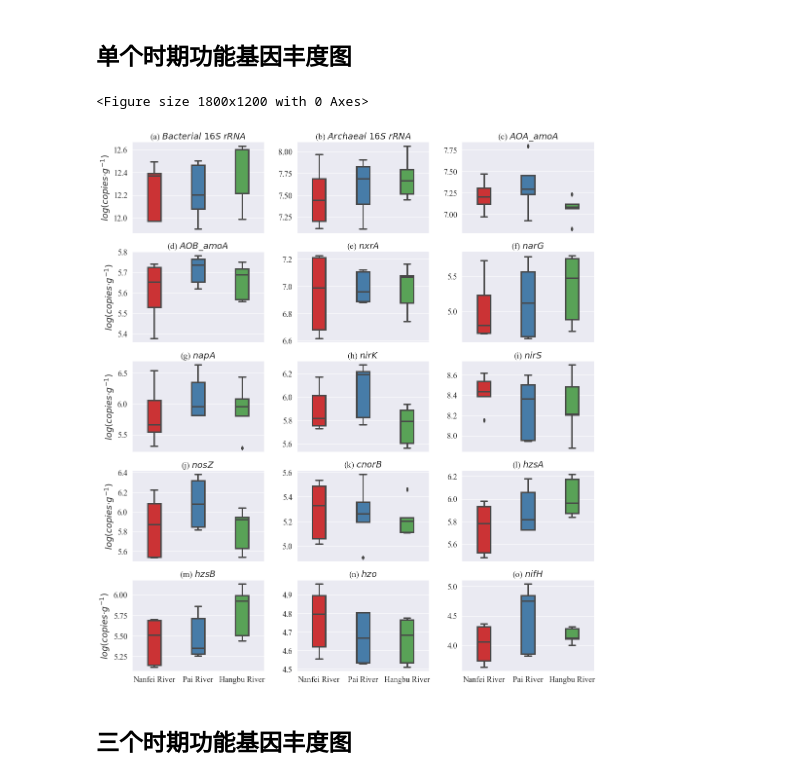
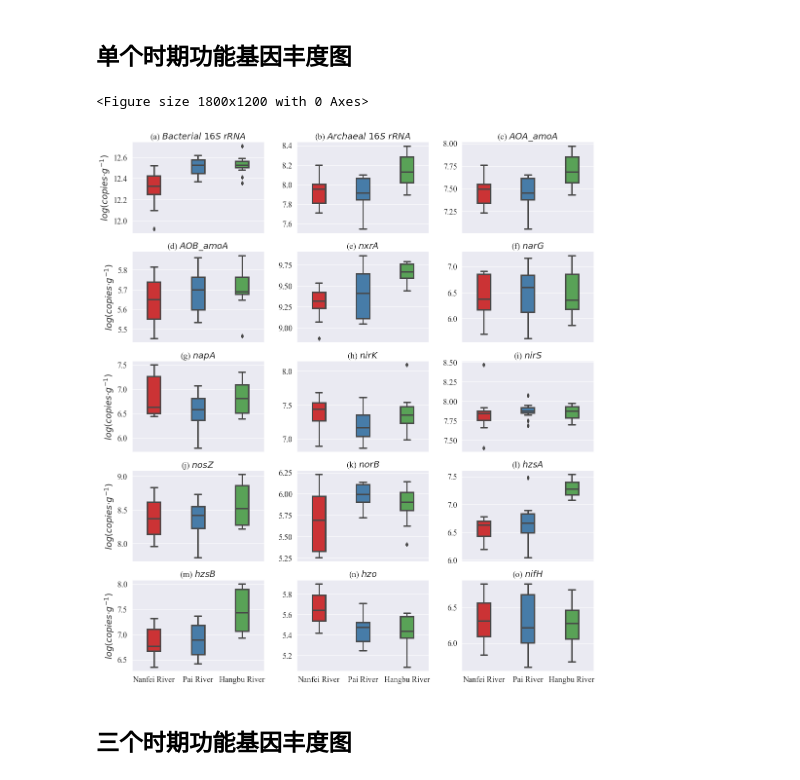
Before and after one commit to Man-Yacan/Thesis-For-Master, a Jupyter notebook: 功能基因丰度图.ipynb, the cells around one changed output. Cells and saved outputs as stored; diff of their text form; code cells hidden in the pictures.

```diff
--- a/功能基因丰度图.ipynb
+++ b/功能基因丰度图.ipynb
@@ -32,36 +32,36 @@ fig, ax_arr = plt.subplots(
     ROW_NUM, COL_NUM, sharex='col', figsize=(17, 20))  # sharex、y设置子图共享x、y轴坐标
 fig.subplots_adjust(hspace=0.2, wspace=0.25)  # 设置子图的横纵间距
 for index, gene in enumerate(gene_list):
     row_num = index // 3
     col_num = index - row_num * 3
     cur_plot_item = sns.boxplot(
         x="River",
         y="Abundance",
-        data=dry_df[dry_df['Gene'] == gene],
+        data=wet_df[wet_df['Gene'] == gene],
         palette="Set1",  # 颜色版
         # notch=True,  # 加入缺口
         width=0.3,
         linewidth=3,
         ax=ax_arr[row_num][col_num]
     )
 
     # 子图名称
     gene = gene.replace(' ', '\\ ').replace('_', '\\_')  # 对基因名称中的空格和下划线进行转义处理
     cur_plot_item.set_title(f'({CHAR[index]}) ' + '$' + gene + '$')
     # 子图x轴名称(只保留最后一行)
     cur_plot_item.set_xlabel(None)
     # 子图x轴名称(除去每行第2~最后的子图的y轴名称)
     if (index + 1) % COL_NUM != 1:
         cur_plot_item.set_ylabel(None)
     else:
         cur_plot_item.set_ylabel('$log(copies·g^{-1})$')
 
 # 保存图片
-fig.savefig(EXPORT_PATH + '功能基因丰度图-枯水期' +
+fig.savefig(EXPORT_PATH + '功能基因丰度图-丰水期' +
             IMG_TYPE, dpi=DPI, bbox_inches='tight')
 # %% [output]
 <Figure size 1800x1200 with 0 Axes>
-[figure, old version]
+[figure, new version]
 # %% [markdown]
 ## 三个时期功能基因丰度图
 # %%
```
Also changed, not shown: parts of 1 cell of this notebook, 24 other files.
